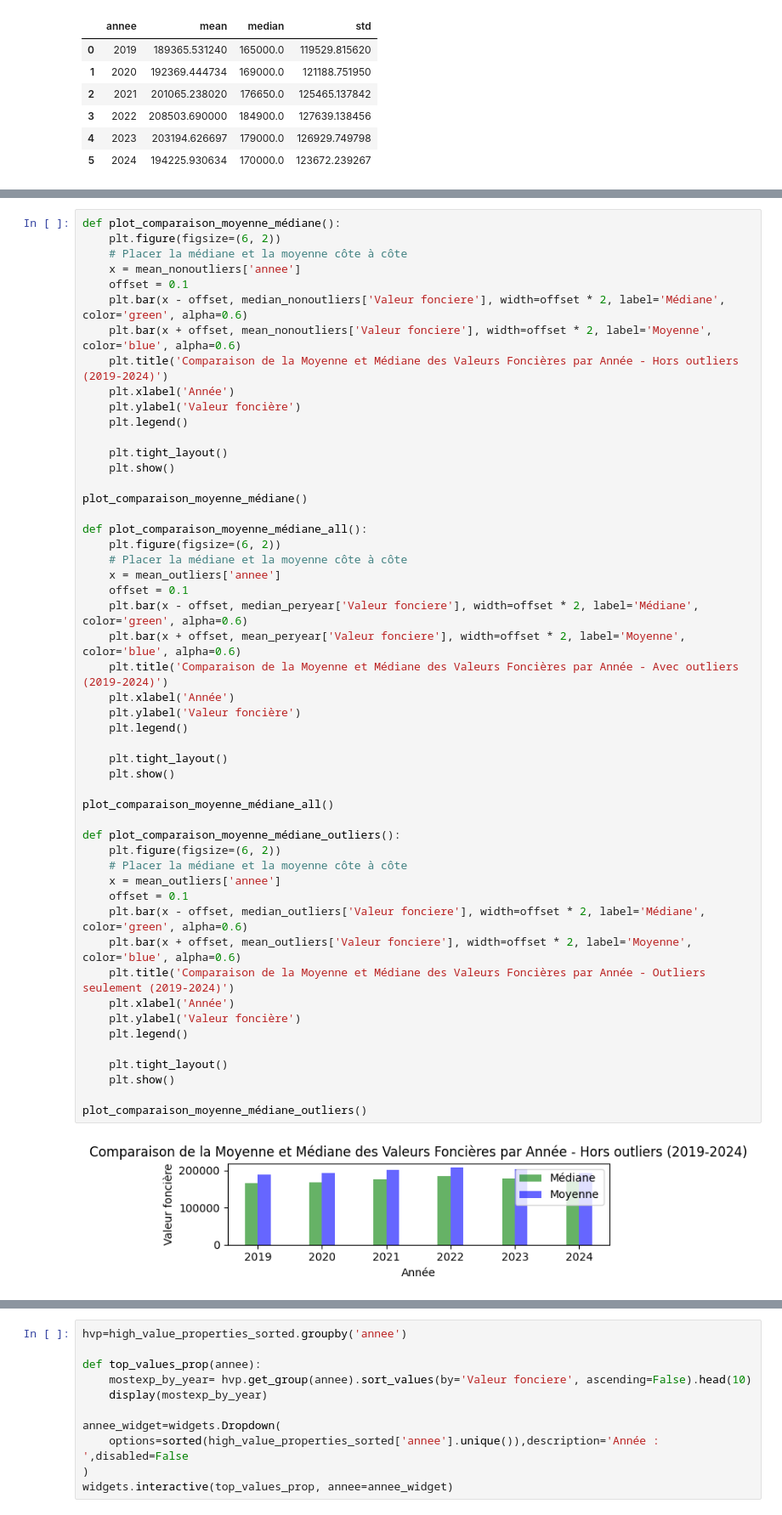
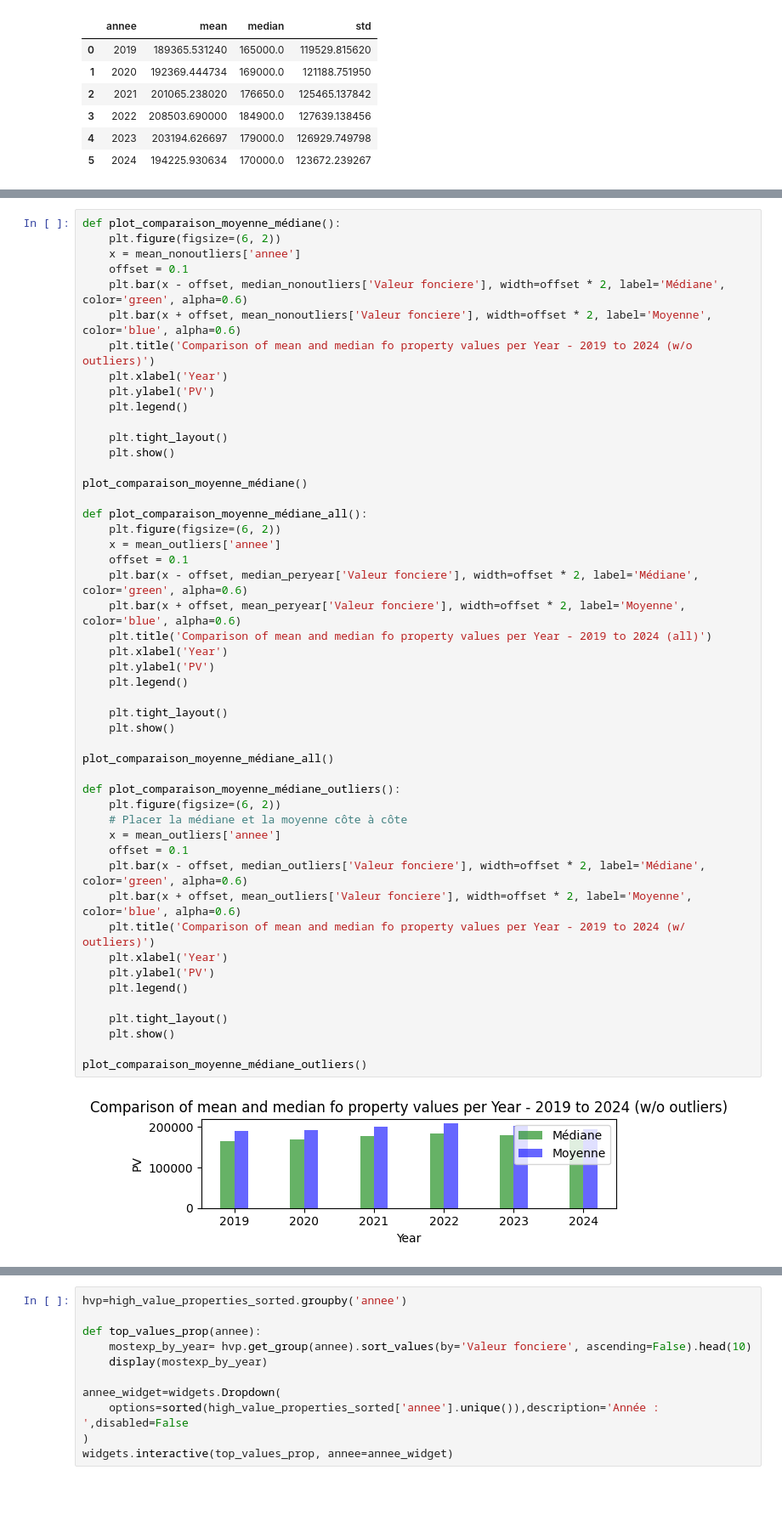
Before and after one commit to Kal3idoscope/Land-data-analysis-French-market, a Jupyter notebook: trends_forecast__.ipynb, the cells around one changed output, grey strips where cells are left out. Shown: that part at 85% size. Saved outputs shown, nothing was run; the diff lists cells and outputs as text; blank space fills up the shorter version.

```diff
--- a/trends_forecast__.ipynb
+++ b/trends_forecast__.ipynb
@@ -361,14 +354,13 @@ Ci-dessous, nous montrons la différence entre la médiane et la moyenne chaque
 # %%
 def plot_comparaison_moyenne_médiane():
     plt.figure(figsize=(6, 2))
-    # Placer la médiane et la moyenne côte à côte
     x = mean_nonoutliers['annee']
     offset = 0.1
     plt.bar(x - offset, median_nonoutliers['Valeur fonciere'], width=offset * 2, label='Médiane', color='green', alpha=0.6)
     plt.bar(x + offset, mean_nonoutliers['Valeur fonciere'], width=offset * 2, label='Moyenne', color='blue', alpha=0.6)
-    plt.title('Comparaison de la Moyenne et Médiane des Valeurs Foncières par Année - Hors outliers (2019-2024)')
-    plt.xlabel('Année')
-    plt.ylabel('Valeur foncière')
+    plt.title('Comparison of mean and median fo property values per Year - 2019 to 2024 (w/o outliers)')
+    plt.xlabel('Year')
+    plt.ylabel('PV')
     plt.legend()
 
     plt.tight_layout()
@@ -376,38 +368,37 @@ def plot_comparaison_moyenne_médiane():
 
 plot_comparaison_moyenne_médiane()
 
 def plot_comparaison_moyenne_médiane_all():
     plt.figure(figsize=(6, 2))
-    # Placer la médiane et la moyenne côte à côte
     x = mean_outliers['annee']
     offset = 0.1
     plt.bar(x - offset, median_peryear['Valeur fonciere'], width=offset * 2, label='Médiane', color='green', alpha=0.6)
     plt.bar(x + offset, mean_peryear['Valeur fonciere'], width=offset * 2, label='Moyenne', color='blue', alpha=0.6)
-    plt.title('Comparaison de la Moyenne et Médiane des Valeurs Foncières par Année - Avec outliers (2019-2024)')
-    plt.xlabel('Année')
-    plt.ylabel('Valeur foncière')
+    plt.title('Comparison of mean and median fo property values per Year - 2019 to 2024 (all)')
+    plt.xlabel('Year')
+    plt.ylabel('PV')
     plt.legend()
 
     plt.tight_layout()
     plt.show()
 
 plot_comparaison_moyenne_médiane_all()
 
 def plot_comparaison_moyenne_médiane_outliers():
     plt.figure(figsize=(6, 2))
     # Placer la médiane et la moyenne côte à côte
     x = mean_outliers['annee']
     offset = 0.1
     plt.bar(x - offset, median_outliers['Valeur fonciere'], width=offset * 2, label='Médiane', color='green', alpha=0.6)
     plt.bar(x + offset, mean_outliers['Valeur fonciere'], width=offset * 2, label='Moyenne', color='blue', alpha=0.6)
-    plt.title('Comparaison de la Moyenne et Médiane des Valeurs Foncières par Année - Outliers seulement (2019-2024)')
-    plt.xlabel('Année')
-    plt.ylabel('Valeur foncière')
+    plt.title('Comparison of mean and median fo property values per Year - 2019 to 2024 (w/ outliers)')
+    plt.xlabel('Year')
+    plt.ylabel('PV')
     plt.legend()
 
     plt.tight_layout()
     plt.show()
 
 plot_comparaison_moyenne_médiane_outliers()
 # %% [output]
-[figure, old version]
+[figure, new version]
```
Also changed, not shown: parts of 71 cells of this notebook.
